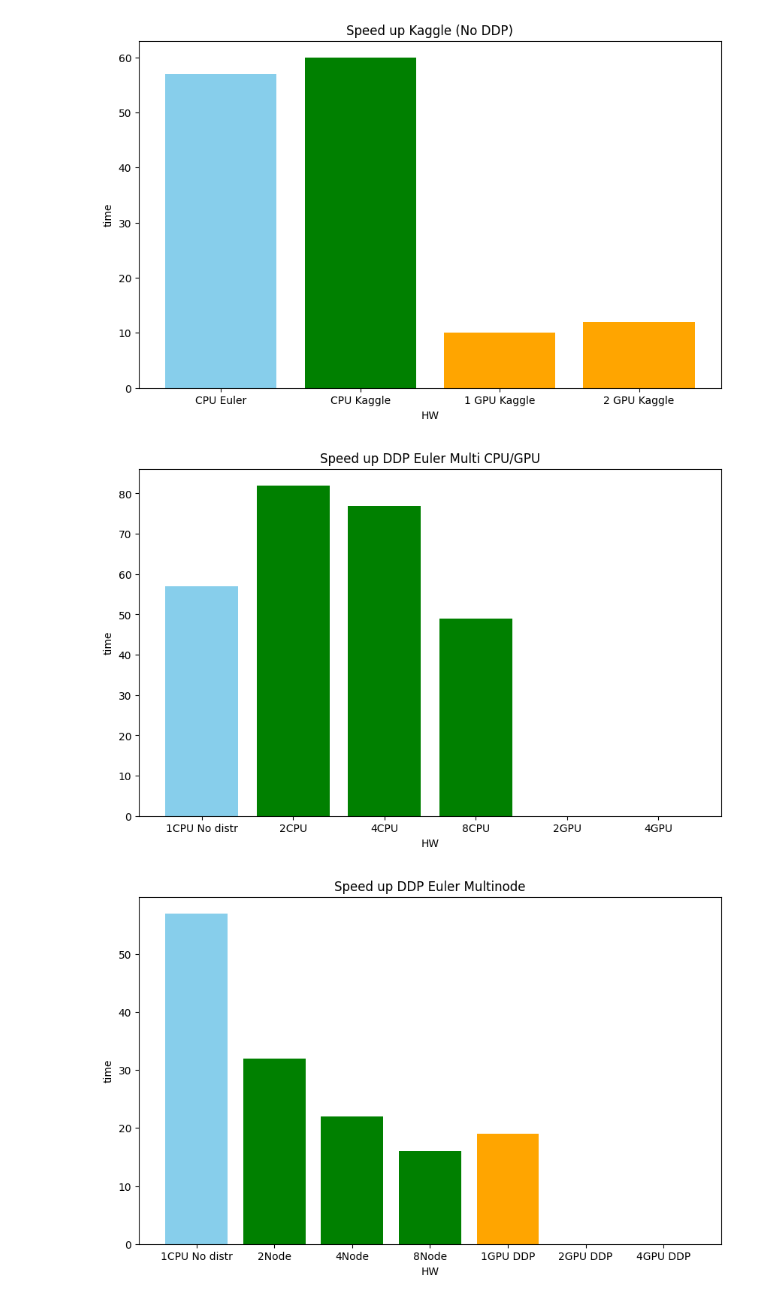
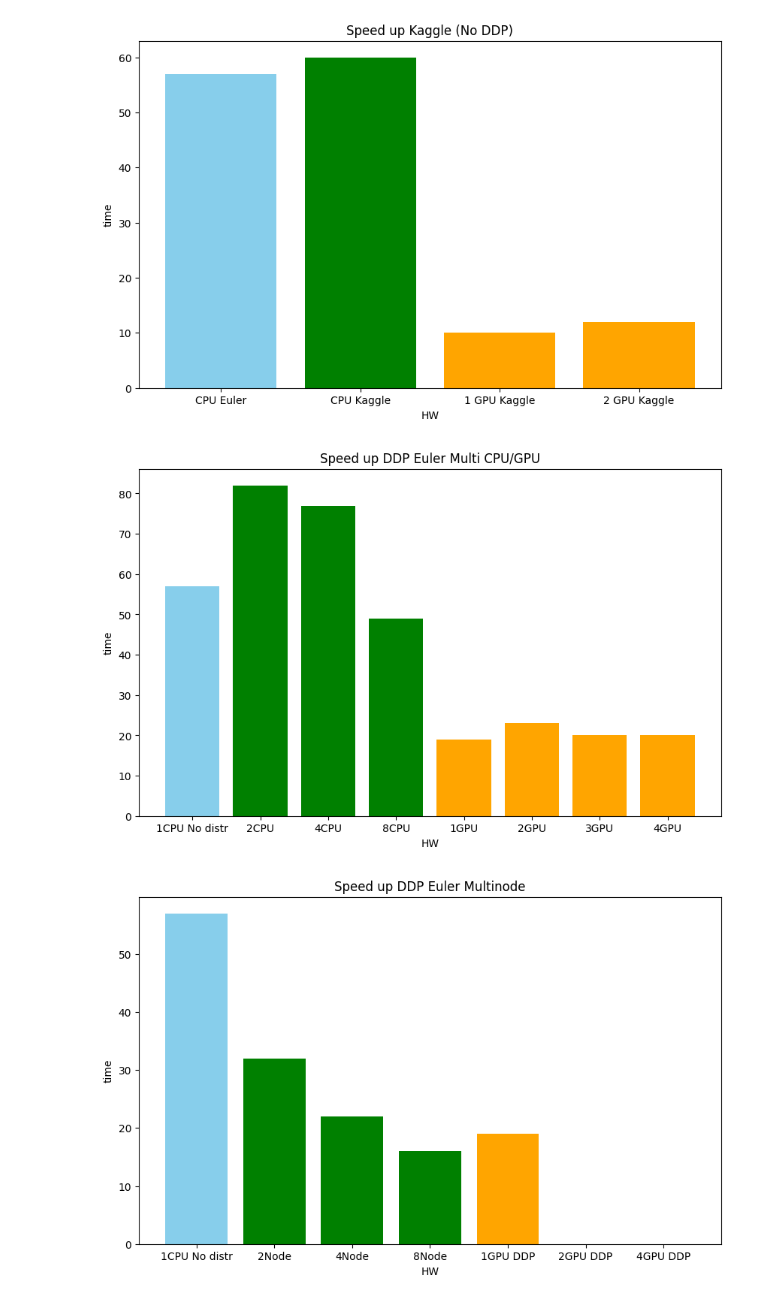
Before and after one commit to FrancescoConoscenti/RNN-Decoder-QEC, a Jupyter notebook: results.ipynb, the cells around one changed output. Cells and saved outputs as stored; diff of their text form; code cells hidden in the pictures.

```diff
--- a/results.ipynb
+++ b/results.ipynb
@@ -655,24 +655,24 @@ plt.show()
 # %%
 import matplotlib.pyplot as plt
 import numpy as np
 
 # Define the data for the histogram
-methods = ["1CPU No distr", "2CPU", "4CPU", "8CPU", "2GPU", "4GPU"]
-accuracy_scores = [57, 82, 77, 49, 0, 0]  # Replace these with your actual accuracy values
+methods = ["1CPU No distr", "2CPU", "4CPU", "8CPU", "1GPU", "2GPU", "3GPU", "4GPU"]
+accuracy_scores = [57, 82, 77, 49, 19, 23, 20, 20]  # Replace these with your actual accuracy values
 
 # Create a list of colors, with the last one as 'orange'
-colors = ['skyblue']+ ['green']*3 + ['orange']*2
+colors = ['skyblue']+ ['green']*3 + ['orange']*4
 
 # Create the histogram
 plt.figure(figsize=(10, 6))
 plt.bar(methods, accuracy_scores, color=colors)
 plt.xlabel("HW")
 plt.ylabel("time")
 plt.title("Speed up DDP Euler Multi CPU/GPU")
 
 plt.show()
 # %% [output]
-[figure, old version]
+[figure, new version]
 # %%
 import matplotlib.pyplot as plt
 import numpy as np
```
Also changed, not shown: parts of 2 cells of this notebook, 1 other file.
